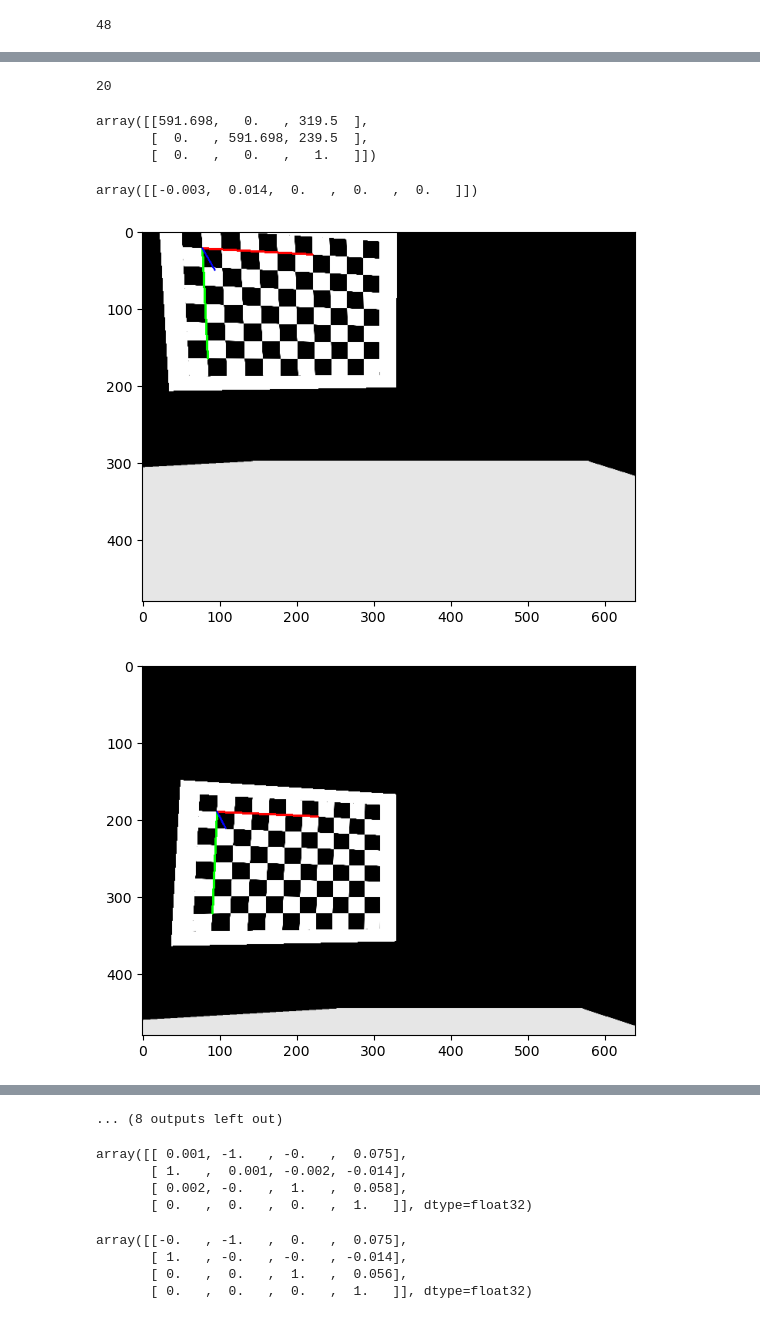
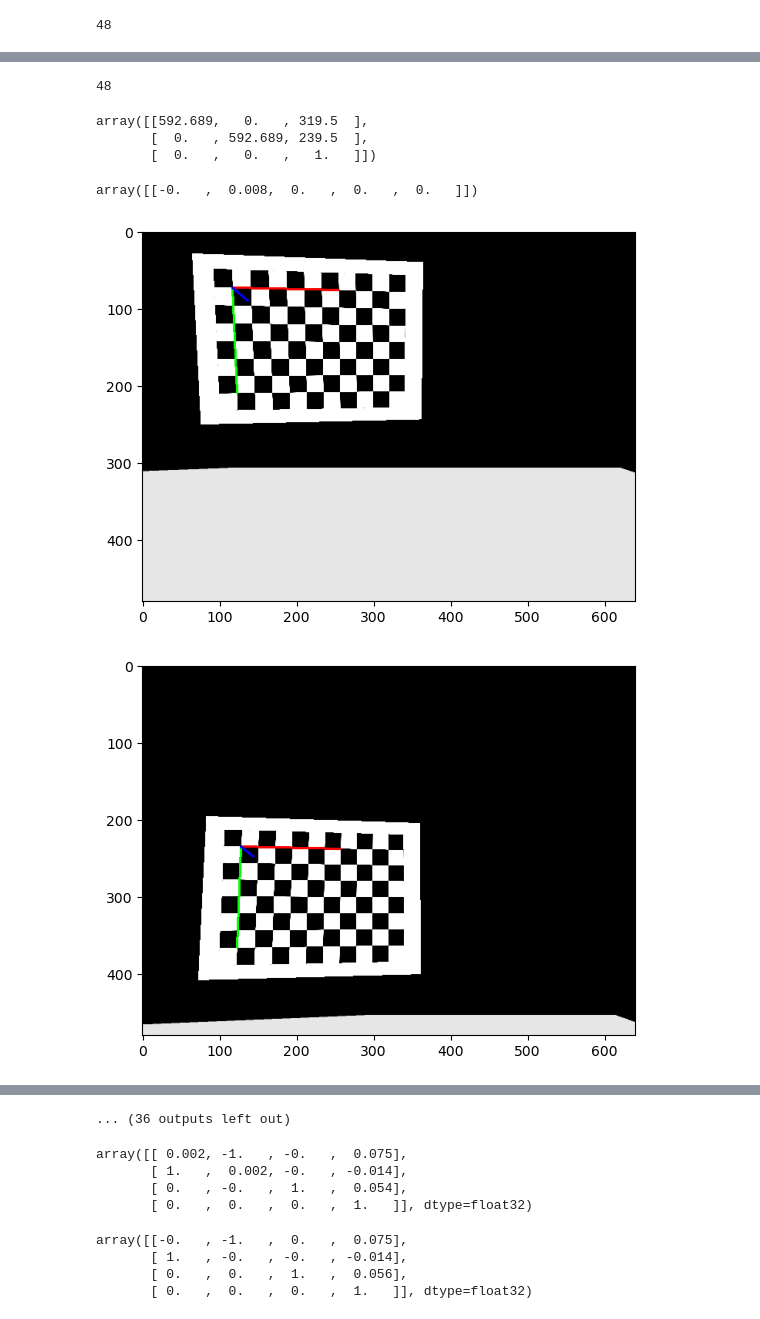
Before and after one commit to peter0749/Hand-Eye-Calibration-CoppeliaSim-Example, a Jupyter notebook: handeyesim.ipynb, the cells around one changed output, grey strips where cells are left out. Saved outputs shown, nothing was run; the diff lists cells and outputs as text; code cells hidden in the pictures.

```diff
--- a/handeyesim.ipynb
+++ b/handeyesim.ipynb
@@ -135,10 +135,10 @@ plt.show()
 # %% [output]
 [figure]
 # %%
-x_range = [-0.07, 0, 0.07]
-y_range = [-0.05, 0.05]
-z_range = [-0.1, 0.2]
-alpha_range = [-15, 15]
+x_range = [-0.02, 0.02]
+y_range = [-0.02, 0.02]
+z_range = [-0.1, 0, 0.05]
+alpha_range = [-10, 10]
 beta_range = [-7, 7]
 gamma_range = [0]
 Ts = []
@@ -200,42 +186,42 @@ for T in Ts:
 # %%
 len(image_points)
 # %% [output]
-20
+48
 # %%
 ret, mtx, dist, rvecs, tvecs = cv2.calibrateCamera(obj_points, image_points, (w, h), None, None, criteria=criteria, flags=flags)
 # %%
 mtx
 # %% [output]
-array([[591.698,   0.   , 319.5  ],
-       [  0.   , 591.698, 239.5  ],
+array([[592.689,   0.   , 319.5  ],
+       [  0.   , 592.689, 239.5  ],
        [  0.   ,   0.   ,   1.   ]])
 # %%
 dist
 # %% [output]
-array([[-0.003,  0.014,  0.   ,  0.   ,  0.   ]])
+array([[-0.   ,  0.008,  0.   ,  0.   ,  0.   ]])
 # %%
 hand_eye_R_gripper2base = []
 hand_eye_R_target2cam = []
 hand_eye_t_gripper2base = []
 hand_eye_t_target2cam = []
 
 for img_pt, obj_pt, ee_pose, img in zip(image_points, obj_points, T_ee_poses, imgs):
-    ret, rvec, tvec = cv2.solvePnP(obj_pt, img_pt, mtx, dist, flags=cv2.SOLVEPNP_EPNP)
+    ret, rvec, tvec = cv2.solvePnP(obj_pt, img_pt, mtx, dist, flags=cv2.SOLVEPNP_SQPNP)
     if ret:
 
         vis = cv2.drawFrameAxes(img.copy(), mtx, dist, rvec, tvec, 0.15, 2)
         plt.imshow(vis[...,::-1])
         plt.show()
 
         T_target2cam = np.eye(4, dtype=np.float32)
         T_target2cam[:3,:3] = cv2.Rodrigues(rvec)[0]
         T_target2cam[:3,-1] = tvec.ravel()
         T_target2cam = T_target2cam
 
         hand_eye_R_gripper2base.append(ee_pose[:3,:3])
         hand_eye_t_gripper2base.append(ee_pose[:3,-1])
         hand_eye_R_target2cam.append(T_target2cam[:3,:3])
         hand_eye_t_target2cam.append(T_target2cam[:3,-1])
 # %% [output]
-[figure, old version]
+[figure, new version]
-[figure, old version]
+[figure, new version]
@@ -252,4 +238,4 @@ for img_pt, obj_pt, ee_pose, img in zip(image_points, obj_points, T_ee_poses, im
-... (8 outputs left out)
+... (36 outputs left out)
 # %%
 R_tcp, t_tcp = cv2.calibrateHandEye(hand_eye_R_gripper2base, hand_eye_t_gripper2base, hand_eye_R_target2cam, hand_eye_t_target2cam)
 T_tcp = np.eye(4, dtype=np.float32)
@@ -258,9 +244,9 @@ T_tcp[:3,-1] = t_tcp.ravel()
 # %%
 T_tcp
 # %% [output]
-array([[ 0.001, -1.   , -0.   ,  0.075],
-       [ 1.   ,  0.001, -0.002, -0.014],
-       [ 0.002, -0.   ,  1.   ,  0.058],
+array([[ 0.002, -1.   , -0.   ,  0.075],
+       [ 1.   ,  0.002, -0.   , -0.014],
+       [ 0.   , -0.   ,  1.   ,  0.054],
        [ 0.   ,  0.   ,  0.   ,  1.   ]], dtype=float32)
 # %%
 T_gl2cv = np.array([[-1, 0, 0, 0],
```
Also changed, not shown: parts of 11 cells of this notebook, 1 other file.
